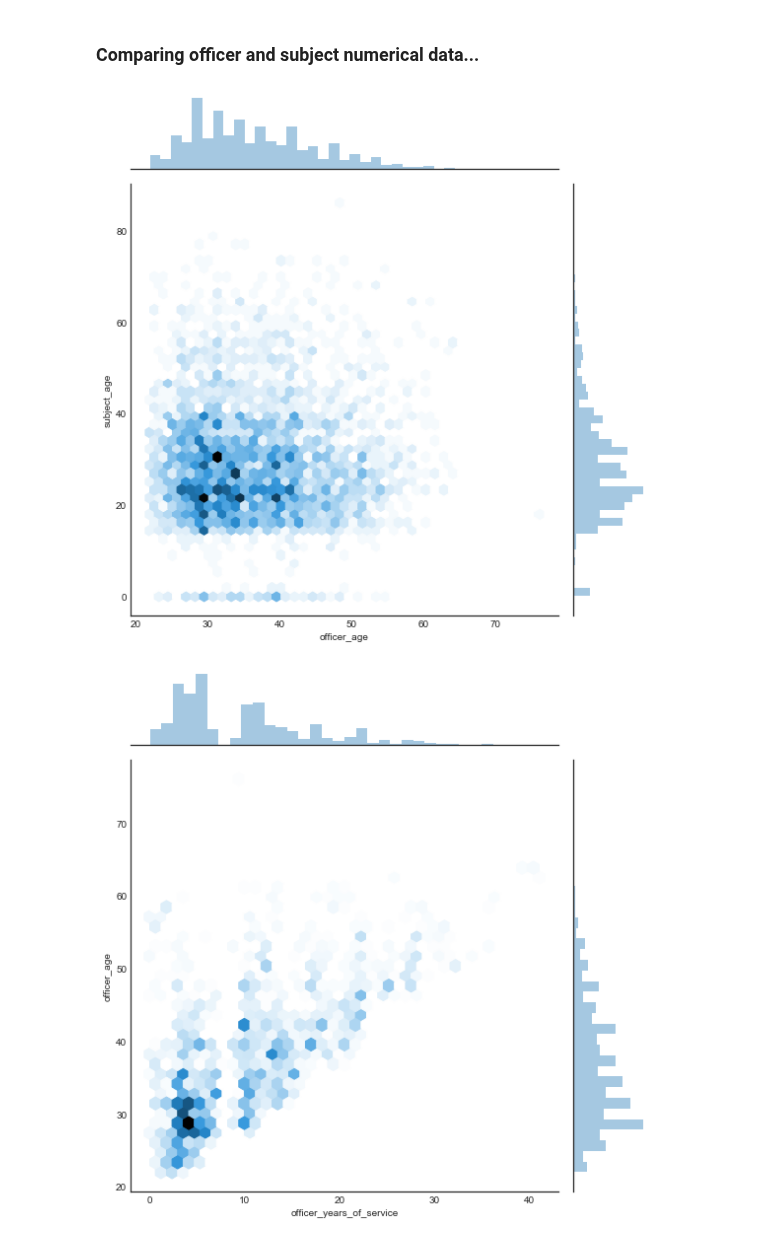
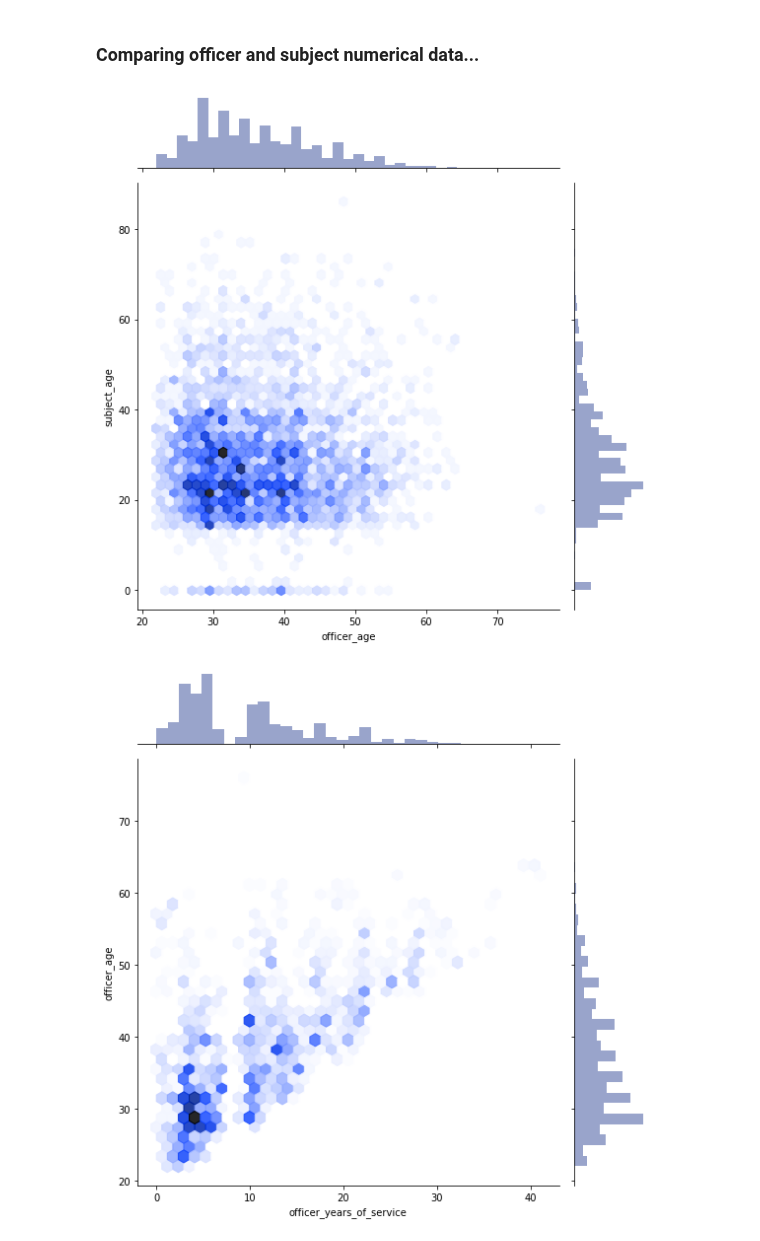
Before and after one commit to rgrantham82/Crime-Analysis, a Jupyter notebook: Crime Reports/NOPD Use of Force Incidents.ipynb, the cells around one changed output. Drawn from its saved outputs; the diff is of its cells as text; code cells hidden in the pictures.

```diff
--- a/Crime Reports/NOPD Use of Force Incidents.ipynb
+++ b/Crime Reports/NOPD Use of Force Incidents.ipynb
@@ -14,7 +14,7 @@ import seaborn as sns
 warnings.filterwarnings('ignore')
 pd.set_option('display.max_columns', None)
 # %%
-plt.style.use('seaborn-white')
+plt.style.use('seaborn-dark-palette')
 # %%
 # loading the data to remove duplicates initially
 df_with_duplicates = pd.read_csv(r'C:\Users\Robert\Downloads\NOPD_Use_of_Force_Incidents.csv')
@@ -399,24 +399,27 @@ Name: subject_age, dtype: float64
 # %%
 sns.jointplot('officer_age',
               'subject_age',
               data=df,
               height=8,
+              alpha=0.85,
               kind='hex')
 plt.show()
 
 sns.jointplot('officer_years_of_service',
               'officer_age',
               data=df,
               height=8,
+              alpha=0.85,
               kind='hex')
 plt.show()
 
 sns.jointplot('officer_years_of_service',
               'subject_age',
               data=df,
               height=8,
+              alpha=0.85,
               kind='hex')
 plt.show()
 # %% [output]
-[figure, old version]
+[figure, new version]
-[figure, old version]
+[figure, new version]
```
Also changed, not shown: parts of 3 cells of this notebook.
